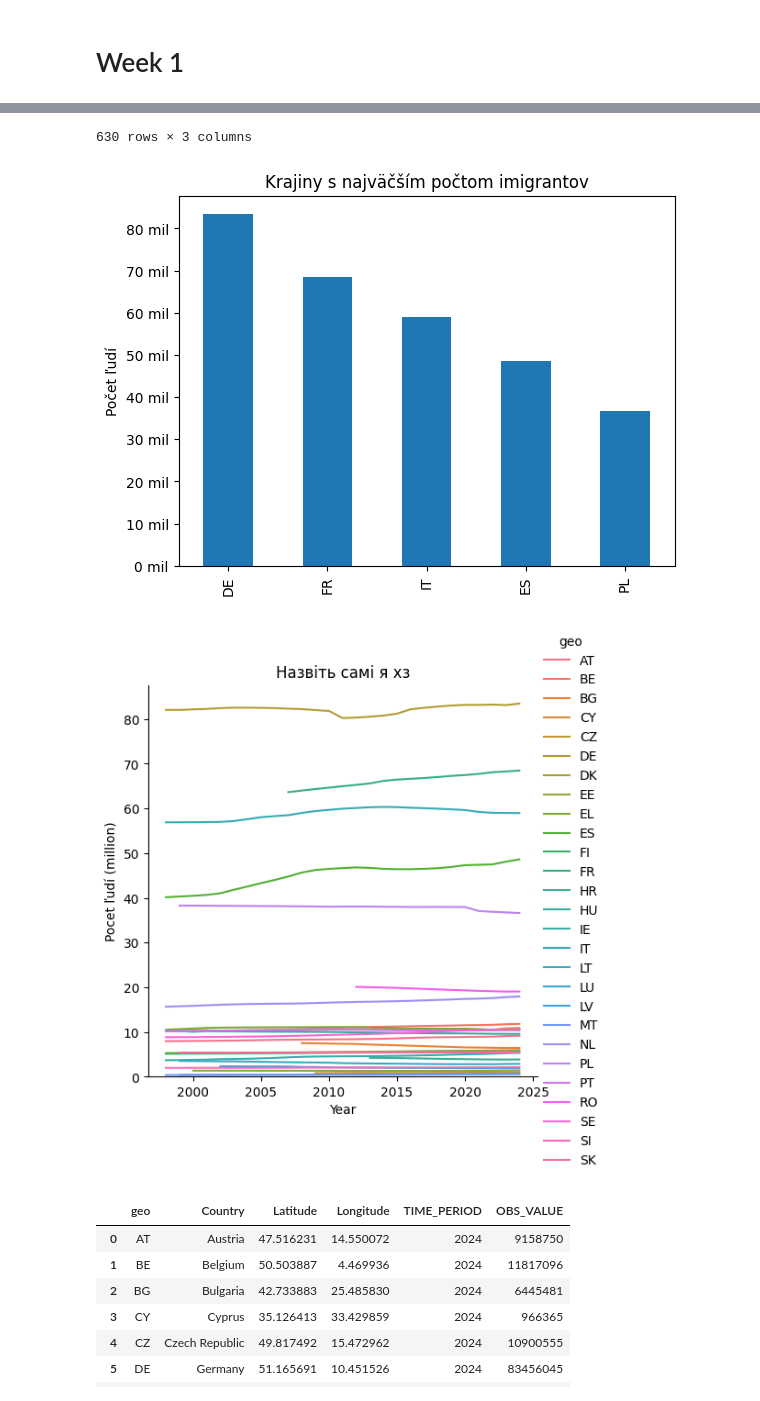
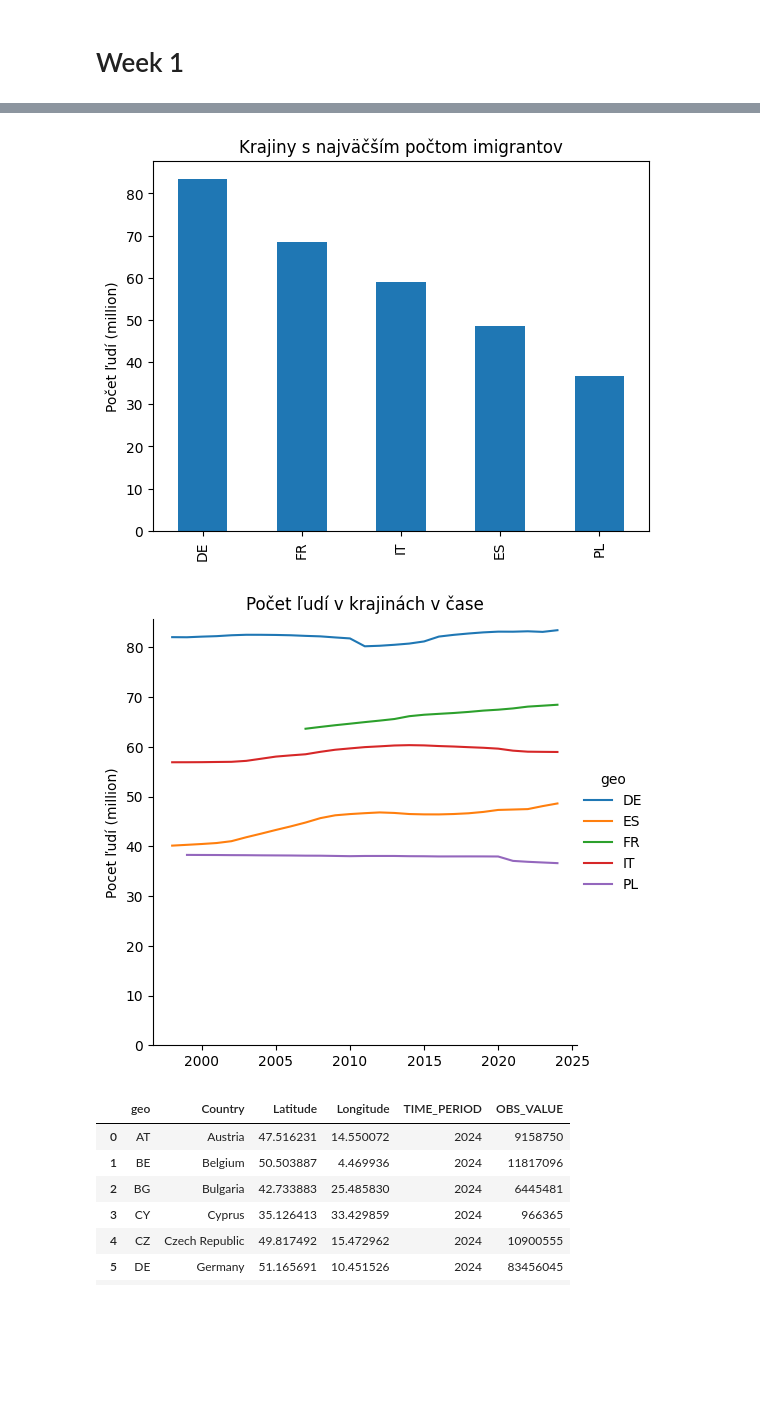
Before and after one commit to loveBeatles/datavis_project, a Jupyter notebook: group_project.ipynb, the cells around one changed output, grey strips where cells are left out. Drawn from its saved outputs; the diff is of its cells as text; code cells hidden in the pictures; blank space fills up the shorter version.

Commit message:
OptimizationOfFirstTwoPlots

```diff
--- a/group_project_ .ipynb
+++ b/group_project.ipynb
@@ -46,28 +46,31 @@ from pyvis.network import Network
 # %%
 url = "https://raw.githubusercontent.com/loveBeatles/datavis_project/main/data/GeneralEU1.csv"
 
-# Чтение CSV файла
+# Чтение CSV файла, убираем лишние столбцы
 df = pd.read_csv(url).drop(['STRUCTURE','STRUCTURE_ID', 'CONF_STATUS', 'OBS_FLAG', 'freq'], axis=1)
-# Отображаем данные
+# ДатаФрейм без разделения полов
 df_without_genders = df.groupby(['geo', 'TIME_PERIOD'])['OBS_VALUE'].sum().reset_index()
+df_without_genders['OBS_VALUE_milion'] = df_without_genders['OBS_VALUE'] /1000000
+# ДатаФрейм отсортированный по кол-ву людей по убыванию
 df_sorted_by_number_immigrates = df_without_genders[df_without_genders['TIME_PERIOD'] == 2024].sort_values(by="OBS_VALUE", ascending=False)
-display(df_without_genders)
+# Список, который содержит 5 стран с наибольшим кол-вом людей
+countries_highest_number_immigrates = list(df_sorted_by_number_immigrates['geo'][:5])
+# График людей 5 стран с наибольшим кол-вом людей за 2024 год
 plot_for_number_immigrates = df_sorted_by_number_immigrates[:5].plot(x='geo',
-                                                                     y='OBS_VALUE',
+                                                                     y='OBS_VALUE_milion',
                                                                      kind='bar',
-                                                                     ylabel='Počet ľudí',
+                                                                     ylabel='Počet ľudí (million)',
                                                                      xlabel='',
                                                                      title='Krajiny s najväčším počtom imigrantov',
                                                                      legend=False)
-plot_for_number_immigrates.ticklabel_format(style='plain', axis='y')
-plot_for_number_immigrates.yaxis.set_major_formatter(plt.FuncFormatter(lambda x, _: f"{x/1_000_000:g} mil"))
-#sns.barplot(data=df_sorted_by_number_immigrates[:5], x='OBS_VALUE', y='geo')
-df_ = df.groupby(['geo', 'TIME_PERIOD'])['OBS_VALUE'].sum().reset_index()
-df_['OBS_VALUE_milion'] = df_['OBS_VALUE'] /1000000
-grid = sns.relplot(data=df_, x='TIME_PERIOD', y='OBS_VALUE_milion',
-                   hue='geo', kind="line")
-grid.set_axis_labels('Year', 'Pocet ľudí (million)')
-grid.set(title='Назвіть самі я хз')
+
+# График как менялось кол-во людей для 5 стран с наибольшим кол-вом людей за 2024 год
+plot_for_number_immigrates_trough_time = sns.relplot(data=df_without_genders[df_without_genders['geo'].isin(countries_highest_number_immigrates)],
+                                                     x='TIME_PERIOD', y='OBS_VALUE_milion',
+                                                     hue='geo', kind="line")
+plot_for_number_immigrates_trough_time.set_axis_labels('', 'Pocet ľudí (million)')
+plot_for_number_immigrates_trough_time.set(title='Počet ľudí v krajinách v čase')
+# Настройка, чтоб отсчет в графике был от нуля
 plt.ylim(0, )
 
 plt.show()
@@ -87,6 +78,5 @@ plt.show()
-630 rows × 3 columns
-[figure, old version]
+[figure, new version]
-[figure, old version]
+[figure, new version]
 # %%
 url1 = "https://raw.githubusercontent.com/loveBeatles/datavis_project/main/data/points_of_country.csv"
 data_frame_by_points_of_country = pd.read_csv(url1).drop(['ISO-ALPHA-3','IOC', 'FIFA'], axis=1)
```
Also changed, not shown: parts of 1 cell of this notebook.
